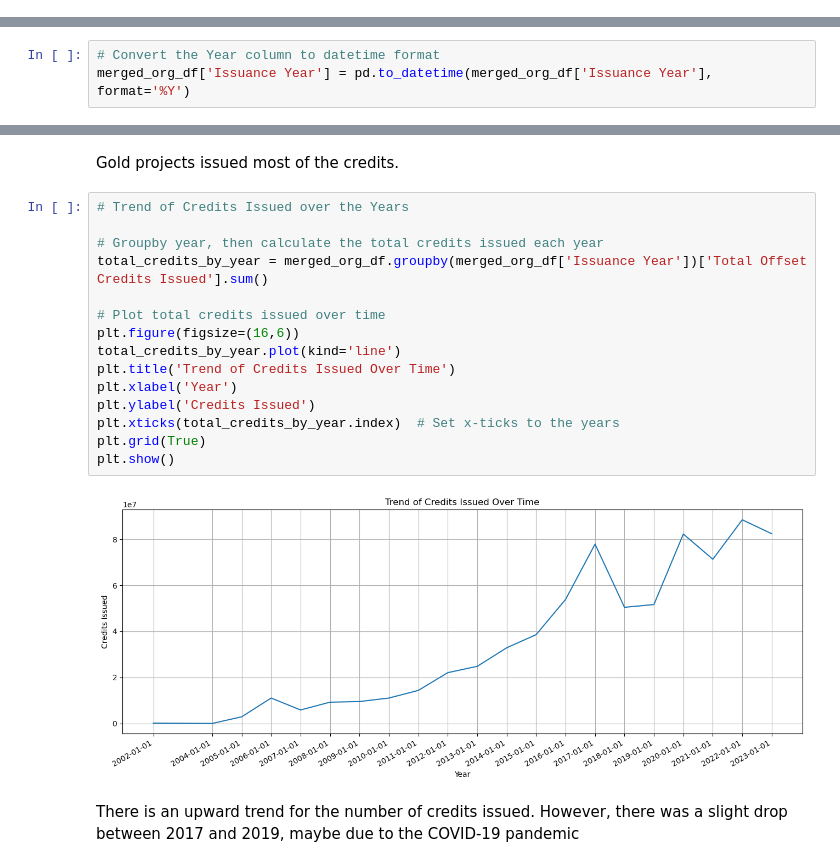
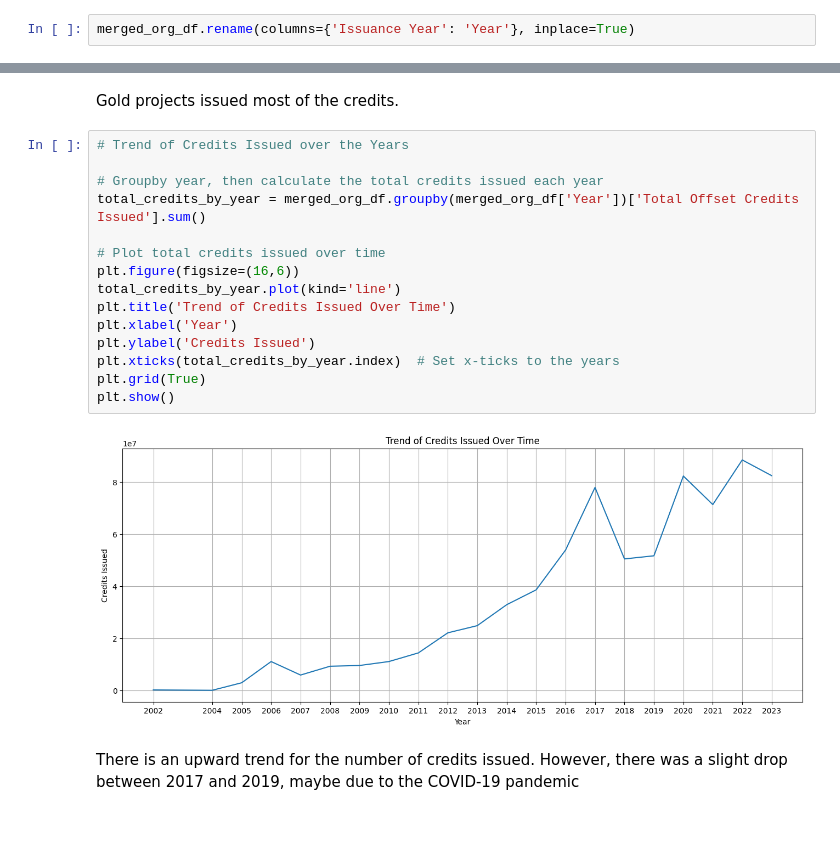
Before and after one commit to Wairimukimm/Carbon-credits-chronicles, a Jupyter notebook: Untitled.ipynb, the cells around one changed output, grey strips where cells are left out. Drawn from its saved outputs; the diff is of its cells as text; blank space fills up the shorter version.

```diff
--- a/Untitled.ipynb
+++ b/Untitled.ipynb
@@ -182,0 +168,2 @@ memory usage: 775.3+ KB
+# %%
+merged_org_df.rename(columns={'Issuance Year': 'Year'}, inplace=True)
@@ -183,9 +181,6 @@ memory usage: 775.3+ KB
 # %%
 # Convert the Total Offset Credits Issued column into numeric data type
 merged_org_df['Total Offset Credits Issued'] = merged_org_df['Total Offset Credits Issued'].apply(pd.to_numeric, errors='coerce')
-# %%
-# Convert the Year column to datetime format
-merged_org_df['Issuance Year'] = pd.to_datetime(merged_org_df['Issuance Year'], format='%Y')
 # %%
 merged_org_df.info()
 # %% [output]
@@ -236,20 +243,20 @@ Gold projects issued most of the credits.
 # %%
 # Trend of Credits Issued over the Years
 
 # Groupby year, then calculate the total credits issued each year
-total_credits_by_year = merged_org_df.groupby(merged_org_df['Issuance Year'])['Total Offset Credits Issued'].sum()
+total_credits_by_year = merged_org_df.groupby(merged_org_df['Year'])['Total Offset Credits Issued'].sum()
 
 # Plot total credits issued over time
 plt.figure(figsize=(16,6))
 total_credits_by_year.plot(kind='line')
 plt.title('Trend of Credits Issued Over Time')
 plt.xlabel('Year')
 plt.ylabel('Credits Issued')
 plt.xticks(total_credits_by_year.index)  # Set x-ticks to the years
 plt.grid(True)
 plt.show()
 # %% [output]
-[figure, old version]
+[figure, new version]
 # %% [markdown]
 There is an upward trend for the number of credits issued. However, there was a slight drop between 2017 and 2019, maybe due to the COVID-19 pandemic
 # %%
```
Also changed, not shown: parts of 20 cells of this notebook, 2 other files.
